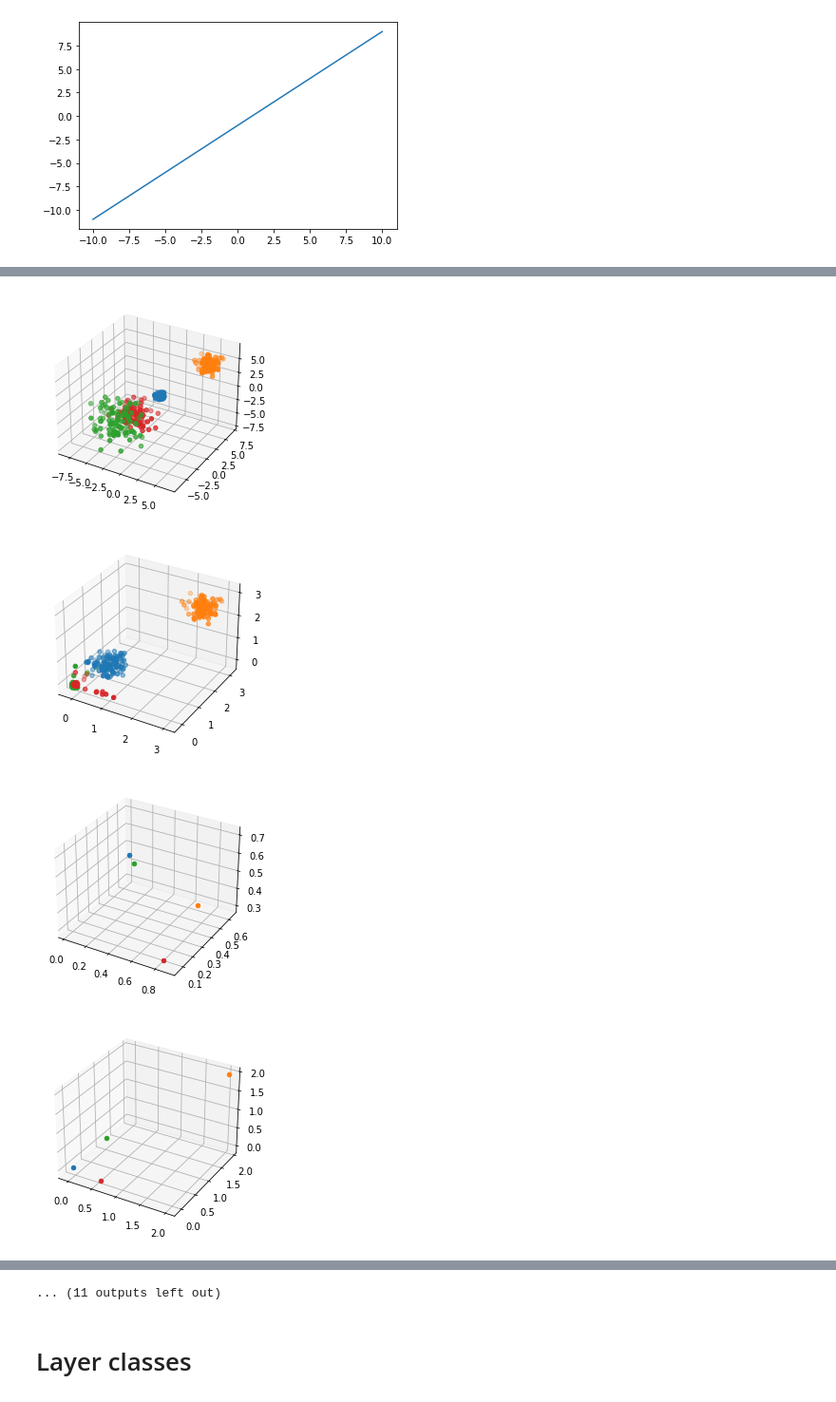
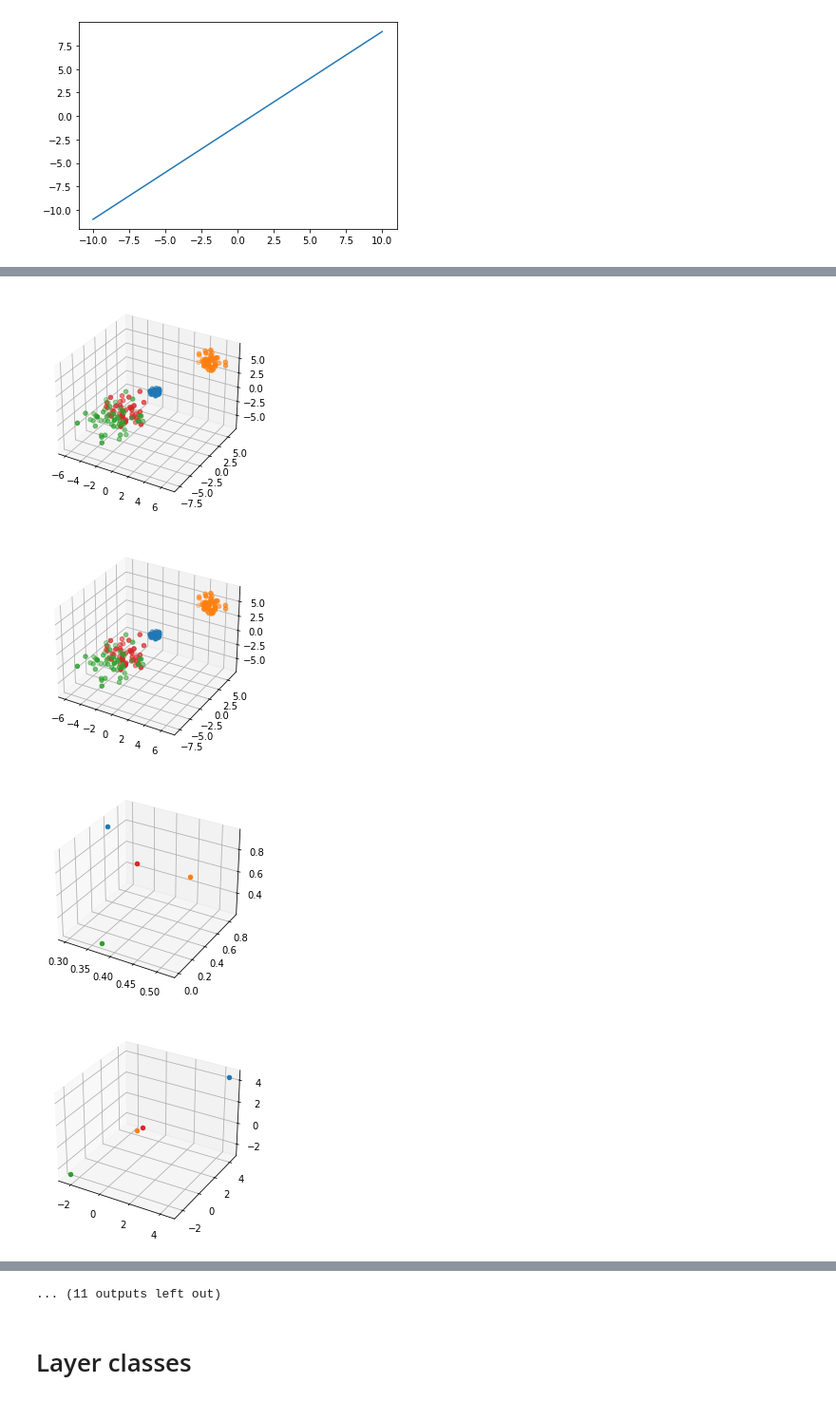
Before and after one commit to JoelSjoberg/Neural-NetworkInModules, a Jupyter notebook: Cluster loss.ipynb, the cells around one changed output, grey strips where cells are left out. Shown at 95% size. Drawn from its saved outputs; the diff is of its cells as text; code cells hidden in the pictures.

```diff
--- a/Cluster loss.ipynb
+++ b/Cluster loss.ipynb
@@ -48,6 +77,6 @@ def exp_div(x):
 # %%
 # Experimental: Yield the approximation of the derivative of function f at point x
-def get_derivative(f, x, offset = 0.01):
+def get_derivative(f, x, offset = 0.0001):
 
     # Define points between which derivative is approximated
     vec1 = np.array([x - offset, f(x - offset)])
@@ -64,6 +93,7 @@ activation = exp_div
 # Method used for mapping multiple values to the get_derivative method.
 def test_approximation(x):
     return get_derivative(activation, x)
+
 limit = 10
 line = np.linspace(-limit, limit, num = 500)
 
@@ -73,22 +103,28 @@ plt.plot(line, list(map(test_approximation, line)))
 plt.show()
 
 activation = exp_relu
-limit = 10
-line = np.linspace(-limit, limit, num = 500)
-
 plt.plot(line, list(map(activation, line)))
 plt.show()
 plt.plot(line, list(map(test_approximation, line)))
 plt.show()
 
 activation = natural_l_relu
-limit = 10
-line = np.linspace(-limit, limit, num = 500)
-
 plt.plot(line, list(map(activation, line)))
 plt.show()
 plt.plot(line, list(map(test_approximation, line)))
 plt.show()
+
+activation = cont_sigmoid
+plt.plot(line, list(map(activation, line)))
+plt.show()
+plt.plot(line, list(map(test_approximation, line)))
+plt.show()
+
+activation = randomFourier
+plt.plot(line, list(map(activation, line)))
+plt.show()
+plt.plot(line, list(map(test_approximation, line)))
+plt.show()
 # %% [output]
 [figure]
 [figure]
@@ -187,15 +373,16 @@ def get_cluster_belonging(clusters, points):
     return cluster_points
 
 np.random.seed(0)
-points = np.random.random_sample((100, 3))
-points = np.vstack([points, np.random.normal(5, 0.7, size = (100, 3))])
-points = np.vstack([points, np.random.normal(-3, 1.7, size = (100, 3))])
-points = np.vstack([points, np.random.normal(1, 1.05, size = (100, 3))-3])
+numbers = 50
+points = np.random.random_sample((numbers, 3))
+points = np.vstack([points, np.random.normal(5, 0.7, size = (numbers, 3))])
+points = np.vstack([points, np.random.normal(-3, 1.7, size = (numbers, 3))])
+points = np.vstack([points, np.random.normal(1, 1.05, size = (numbers, 3))-3])
 
-labels = np.ones(100) * 0
-labels = np.hstack([labels, np.ones(100) * 1])
-labels = np.hstack([labels, np.ones(100) * 2])
-labels = np.hstack([labels, np.ones(100) * 3])
+labels = np.ones(numbers) * 0
+labels = np.hstack([labels, np.ones(numbers) * 1])
+labels = np.hstack([labels, np.ones(numbers) * 2])
+labels = np.hstack([labels, np.ones(numbers) * 3])
 
 fig = plt.figure()
 ax = fig.gca(projection='3d')
@@ -206,9 +393,9 @@ plt.show()
 
 #points = np.array(list(map(sigmoid, points)))
 #points = np.array(list(map(exp_relu, points)))
-points = np.array(list(map(l_relu, points)))
+#points = np.array(list(map(l_relu, points)))
 #points = np.array(list(map(tanh, points)))
-points = np.array(list(map(exp_relu, points)))
+#points = np.array(list(map(exp_relu, points)))
 #points = np.array(list(map(cos, points)))
 #points = np.array(list(map(sine, points)))
 #points = np.array(list(map(sech, points)))
@@ -220,34 +407,34 @@ fig = plt.figure()
 ax = fig.gca(projection='3d')
 for i in np.unique(labels):
     p = points[labels == i]
     ax.scatter(p.T[0], p.T[1], p.T[2])
 plt.show()
 
 fig = plt.figure()
 ax = fig.gca(projection='3d')
 
 for c in clusters:
     ax.scatter(c[0], c[1], c[2])
 plt.show()
 
 for i in range(10):
     k_medians(clusters, points, iters = 1, method = np.mean)
     fig = plt.figure()
     ax = fig.gca(projection='3d')
     for c in clusters:
         ax.scatter(c[0], c[1], c[2])
     plt.show()
 
 
     point_array = get_cluster_belonging(clusters, points)
     fig = plt.figure()
     ax = fig.gca(projection='3d')
     for c in point_array:
         if len(c) > 0:
             ax.scatter(np.array(c).T[0], np.array(c).T[1], np.array(c).T[2])
     plt.show()
 # %% [output]
-[figure, old version]
+[figure, new version]
-[figure, old version]
+[figure, new version]
-[figure, old version]
+[figure, new version]
-[figure, old version]
+[figure, new version]
```
Also changed, not shown: parts of 50 cells of this notebook.
